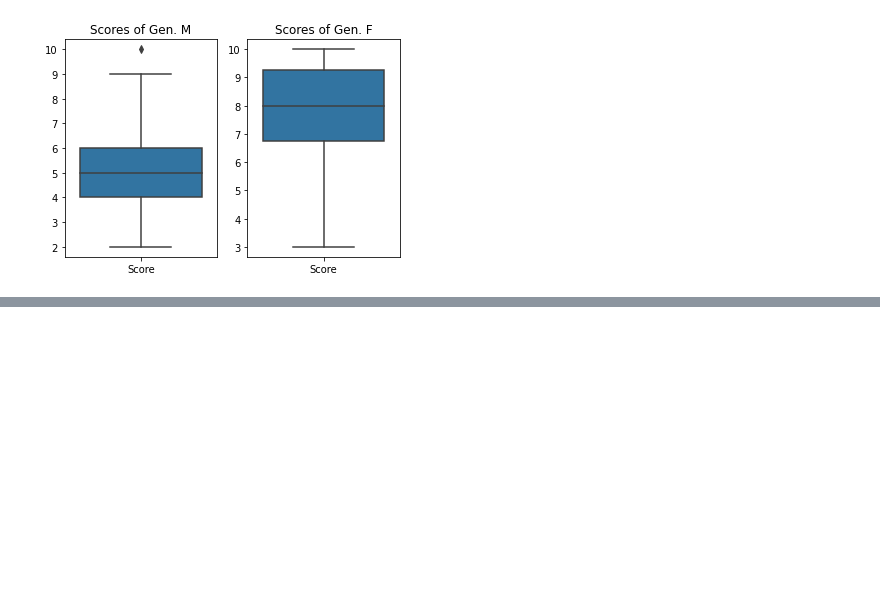
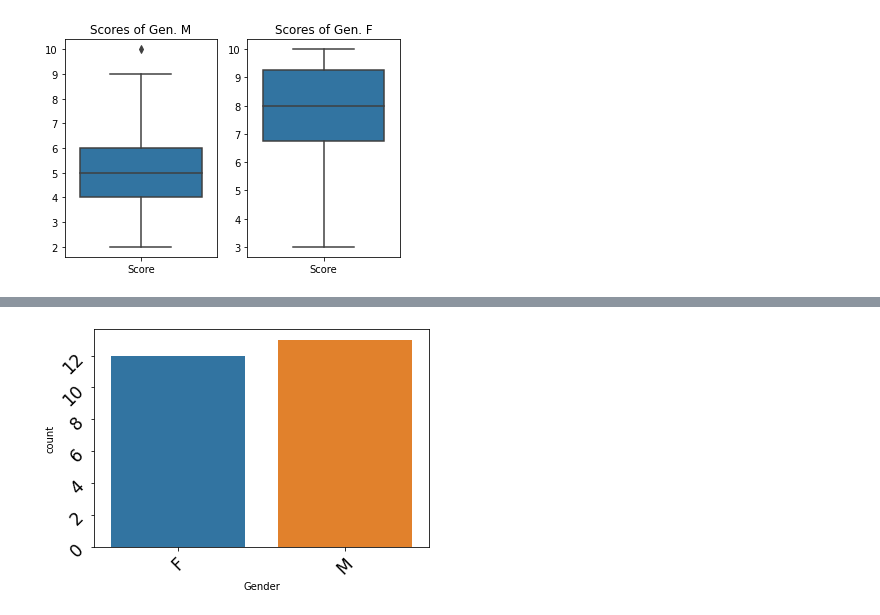
Before and after one commit to Caavalos/DMEGADE3, a Jupyter notebook: clase4.ipynb, the cells around one changed output, grey strips where cells are left out. Saved outputs shown, nothing was run; the diff lists cells and outputs as text; code cells hidden in the pictures; blank space fills up the shorter version.

```diff
--- a/clase4.ipynb
+++ b/clase4.ipynb
@@ -179,0 +182,10 @@ ax3.title_text('plot 223')
+# %%
+sns.countplot ( x = 'Gender', data = df)
+plt.xticks( fontsize = 17,
+           rotation = 45)
+plt.yticks( fontsize = 17,
+           rotation = 45)
+
+plt.show()
+# %% [output]
+[figure, added]
```
Also changed, not shown: parts of 11 cells of this notebook.
